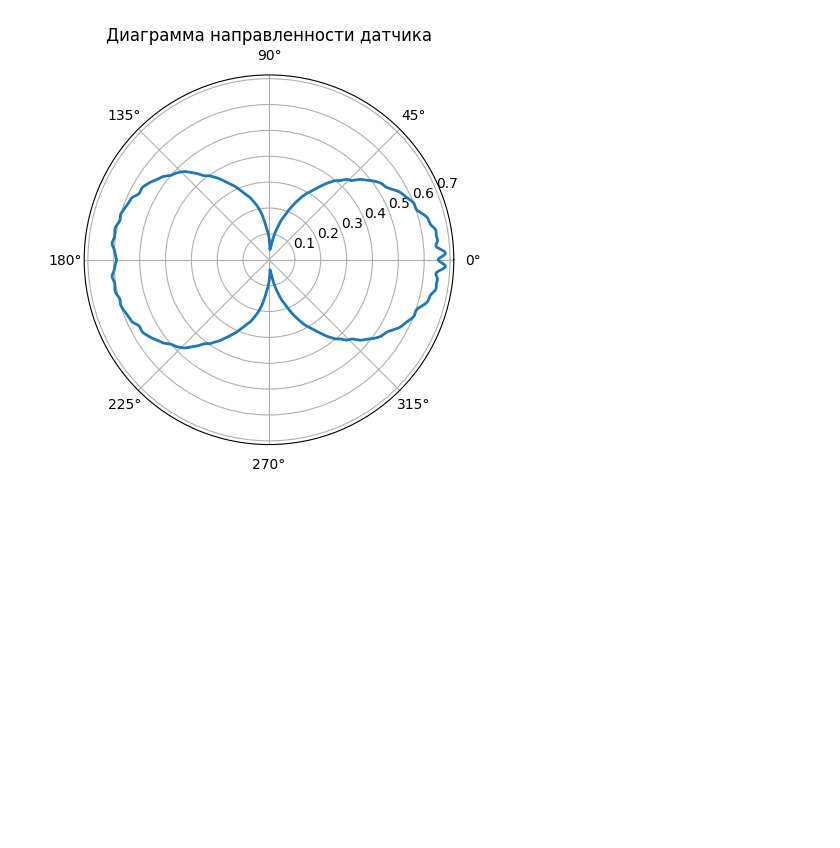
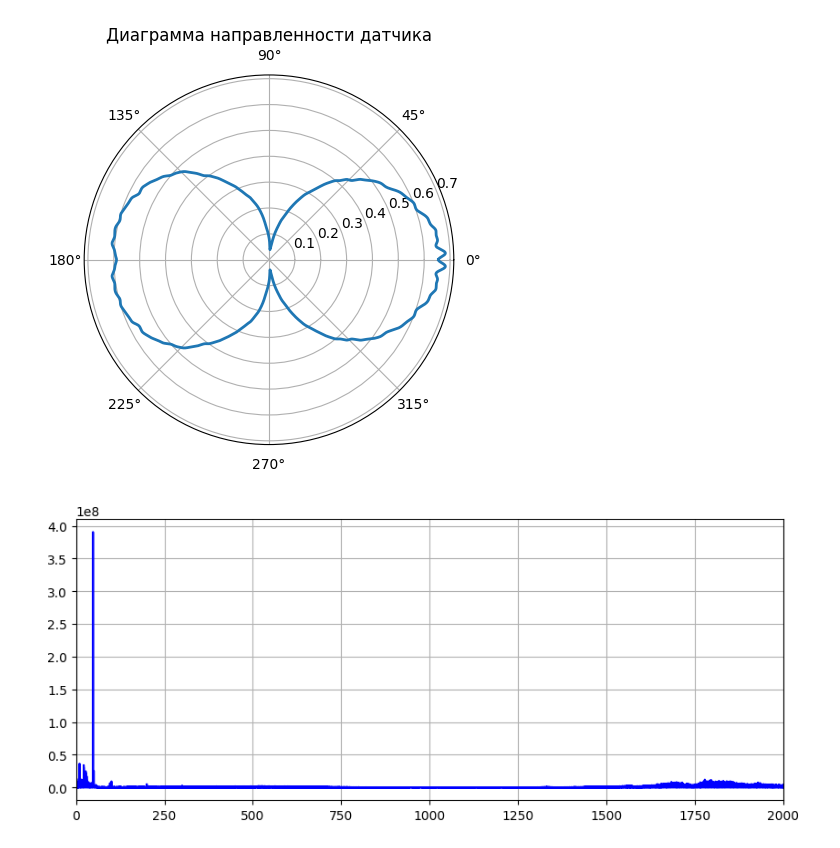
Before and after one commit to bdExplore/Scientific, a Jupyter notebook: Python/pgd_analys.ipynb, the cells around one changed output. Cells and saved outputs as stored; diff of their text form; code cells hidden in the pictures; blank space fills up the shorter version.

```diff
--- a/Python/pgd_analys.ipynb
+++ b/Python/pgd_analys.ipynb
@@ -183,3 +183,15 @@ def plot_radiation_pattern(signal):
 # example_signal = np.abs(np.cos(np.linspace(0, 2 * np.pi, num_points)))
 
 plot_radiation_pattern(data_zoom_2_rotation_filt)
+# %%
+sample_rate, data_zoom_09_2 = wavfile.read('/Users/bogda/Desktop/Acoustics/Scientific/Исходные данные/PGD_camera/ZOOM0009/ZOOM0009_Tr2.WAV')
+t_09 = np.arange(len(data_zoom_09_2))/sample_rate
+f_09 = fftfreq(int(len(data_zoom_09_2)), 1 / sample_rate)
+# %%
+plt.figure(figsize=(10,4))
+plt.plot(f_09 , np.abs(fft(data_zoom_09_2)), color='blue')
+plt.xlim(0, 2000)
+plt.grid(True)
+plt.show()
+# %% [output]
+[figure, added]
```
Also changed, not shown: parts of 4 cells of this notebook, 2 other files.
